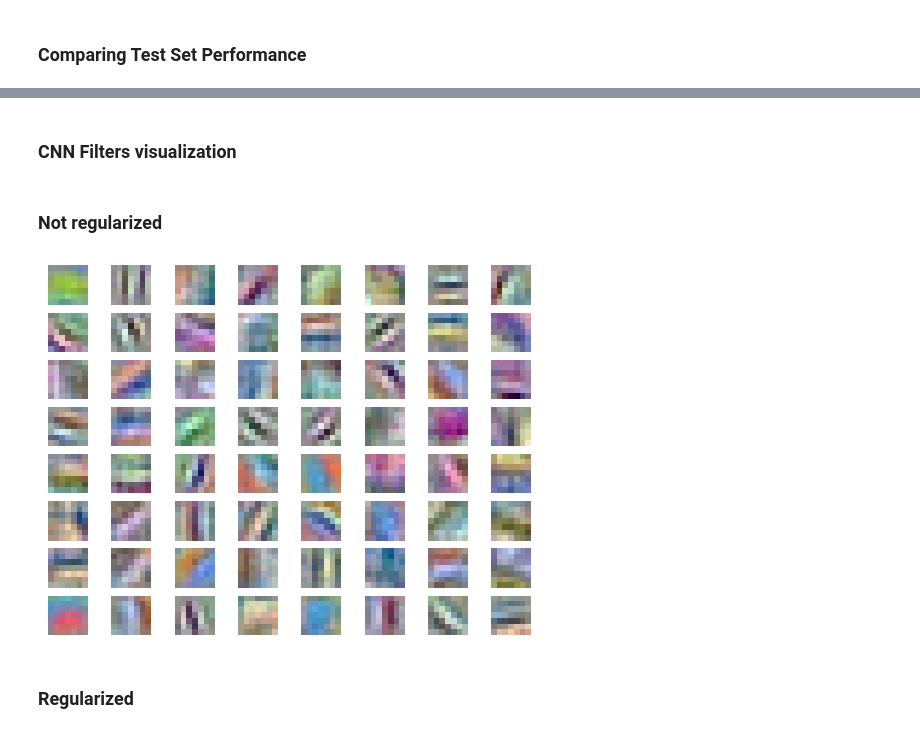
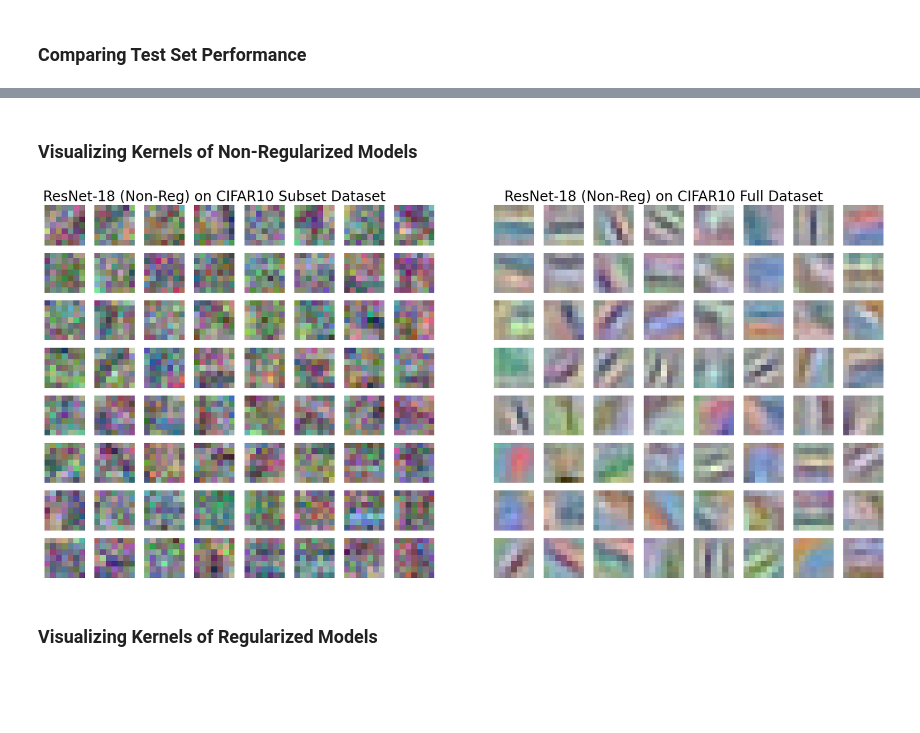
Before and after one commit to munish30monga/gnr_650, a Jupyter notebook: assignment_1.ipynb, the cells around one changed output, grey strips where cells are left out. Saved outputs shown, nothing was run; the diff lists cells and outputs as text; code cells hidden in the pictures; blank space fills up the shorter version.

```diff
--- a/assignment_1.ipynb
+++ b/assignment_1.ipynb
@@ -418,19 +614,41 @@ plt.show()
-# %% [markdown]
-### CNN Filters visualization
-# %% [markdown]
-### Not regularized
-# %%
-kernels = Full_best_non_regularized.conv1.weight.cpu().detach()
-kernels = kernels - kernels.min()
-kernels = kernels/kernels.max()
-fig, axes = plt.subplots(nrows = 8, ncols = 8)
-img_idx = 0
-for kernel in kernels:
-    row_num, col_num = img_idx // 8, img_idx % 8
-    axes[row_num][col_num].imshow(kernel.permute(1,2,0))
-    axes[row_num][col_num].axis('off')
-    img_idx += 1
-# %% [output]
-[figure, removed]
+# %% [markdown]
+### Visualizing Kernels of Non-Regularized Models
+# %%
+kernels_subset = subset_best_non_regularized.conv1.weight.cpu().detach()    # Plotting Conv1 Layer weights
+kernels_subset = kernels_subset - kernels_subset.min()
+kernels_subset = kernels_subset / kernels_subset.max()
+
+kernels_full = Full_best_non_regularized.conv1.weight.cpu().detach()
+kernels_full = kernels_full - kernels_full.min()
+kernels_full = kernels_full / kernels_full.max()
+
+assert len(kernels_full) == len(kernels_subset)
+
+fig, axes = plt.subplots(nrows=8, ncols=17, figsize=(17,8))
+
+for idx, (kernel1, kernel2) in enumerate(zip(kernels_subset, kernels_full)):
+    row_num = idx // 8
+    col_num1 = idx % 8
+    col_num2 = idx % 8 + 9
+
+    # Display the first set of kernels
+    axes[row_num][col_num1].imshow(kernel1.permute(1,2,0))
+    axes[row_num][col_num1].axis('off')
+
+    # Display the second set of kernels
+    axes[row_num][col_num2].imshow(kernel2.permute(1,2,0))
+    axes[row_num][col_num2].axis('off')
+
+for row_num in range(8):
+    axes[row_num][8].axis('off')
+
+# Add titles for the first and second set of kernels
+axes[0][3].set_title("ResNet-18 (Non-Reg) on CIFAR10 Subset Dataset",fontsize=20)
+axes[0][12].set_title("ResNet-18 (Non-Reg) on CIFAR10 Full Dataset",fontsize=20)
+
+plt.tight_layout()
+plt.show()
+# %% [output]
+[figure, added]
 # %% [markdown]
-### Regularized
+### Visualizing Kernels of Regularized Models
```
Also changed, not shown: parts of 20 cells of this notebook.
